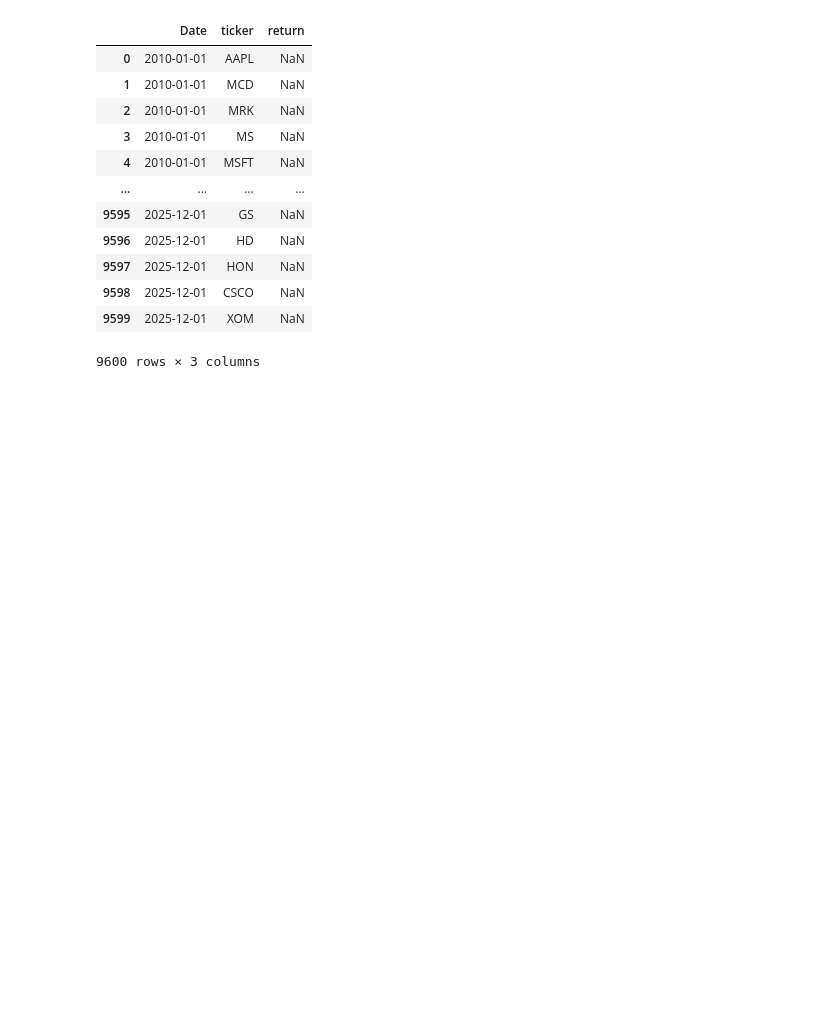
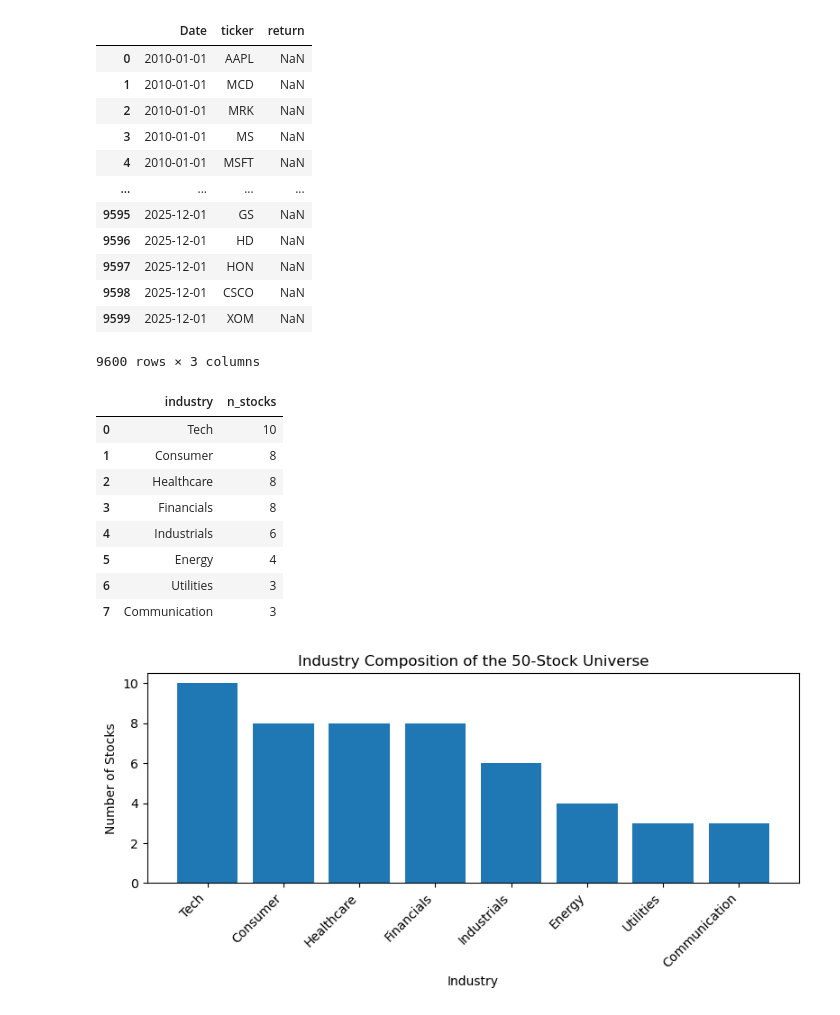
Before and after one commit to rocktrip9797/BFF5525_individual_taskwork, a Jupyter notebook: notebook/Projuect_31079105.ipynb, the cells around one changed output. Drawn from its saved outputs; the diff is of its cells as text; code cells hidden in the pictures; blank space fills up the shorter version.

```diff
--- a/notebook/Projuect_31079105.ipynb
+++ b/notebook/Projuect_31079105.ipynb
@@ -358,3 +357,36 @@ Name: count, dtype: int64
 | 9598 | 2025-12-01 | CSCO | NaN |
 | 9599 | 2025-12-01 | XOM | NaN |
 9600 rows × 3 columns
+# %%
+#2 Investment Universe Overview
+
+#2.1 Industry composition
+industry_info = industry_map.set_index("ticker").loc[ret.columns]
+industry_counts = (
+    industry_info["industry"]
+    .value_counts()
+    .rename_axis("industry")
+    .reset_index(name="n_stocks")
+)
+
+display(industry_counts)
+
+plt.figure(figsize=(8, 4))
+plt.bar(industry_counts["industry"], industry_counts["n_stocks"])
+plt.title("Industry Composition of the 50-Stock Universe")
+plt.xlabel("Industry")
+plt.ylabel("Number of Stocks")
+plt.xticks(rotation=45, ha="right")
+plt.tight_layout()
+plt.show()
+# %% [output]
+|  | industry | n_stocks |
+| 0 | Tech | 10 |
+| 1 | Consumer | 8 |
+| 2 | Healthcare | 8 |
+| 3 | Financials | 8 |
+| 4 | Industrials | 6 |
+| 5 | Energy | 4 |
+| 6 | Utilities | 3 |
+| 7 | Communication | 3 |
+[figure, added]
```
Also changed, not shown: parts of 10 cells of this notebook.
